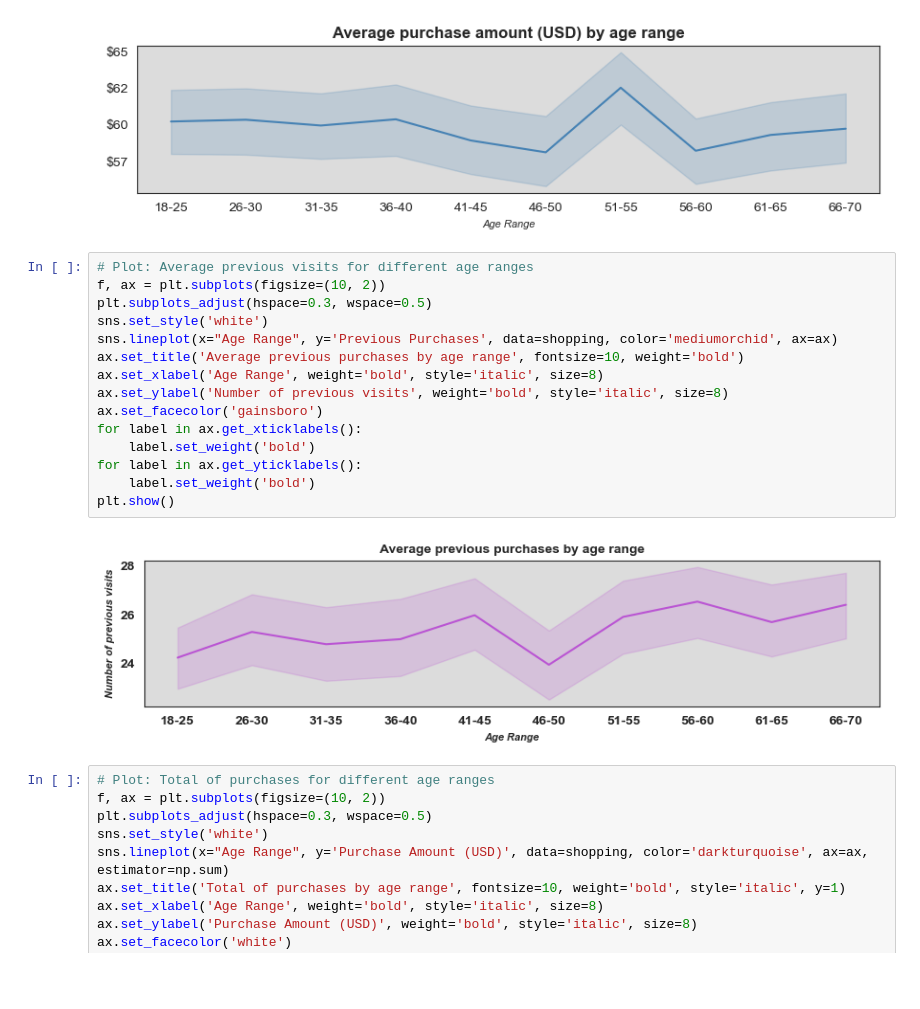
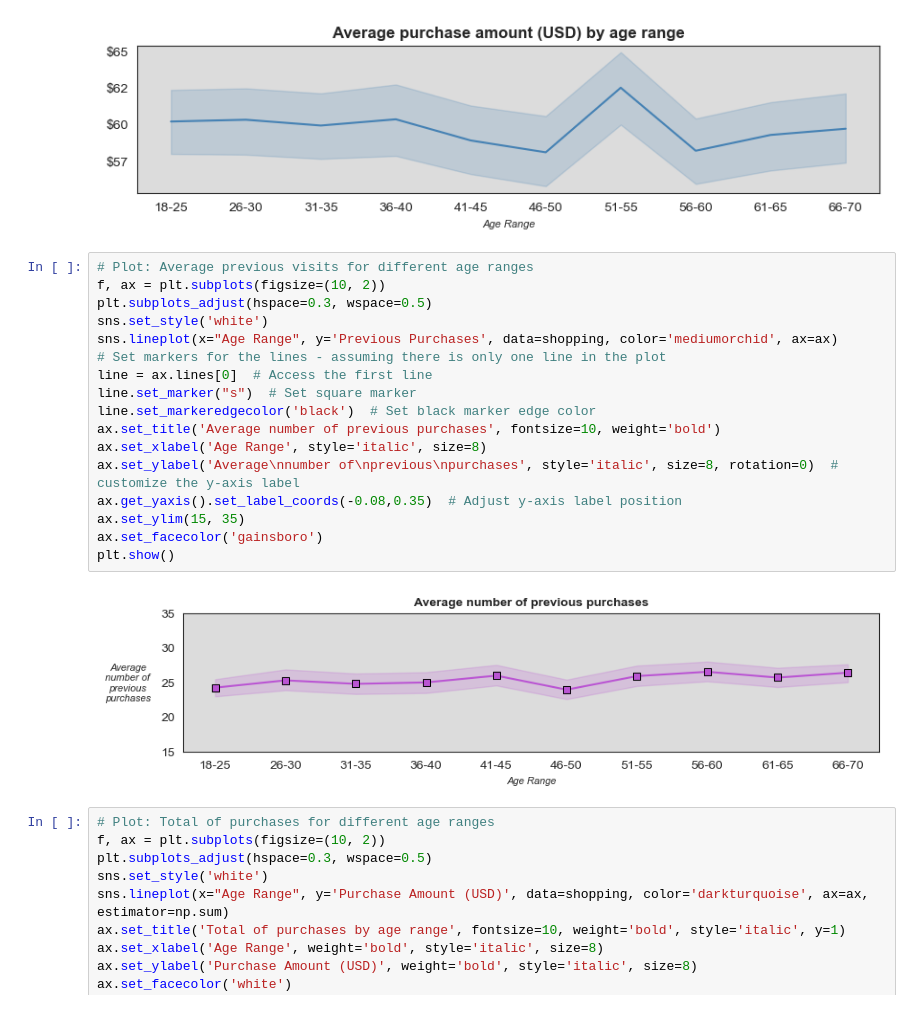
Before and after one commit to molly777yllom/DataDive3_DATA3500, a Jupyter notebook: shopping_trends.ipynb, the cells around one changed output. Saved outputs shown, nothing was run; the diff lists cells and outputs as text; blank space fills up the shorter version.

```diff
--- a/shopping_trends.ipynb
+++ b/shopping_trends.ipynb
@@ -441,20 +441,22 @@ ax.yaxis.set_major_formatter(formatter)  # apply the formatting function to add
 # %%
 # Plot: Average previous visits for different age ranges
 f, ax = plt.subplots(figsize=(10, 2))
 plt.subplots_adjust(hspace=0.3, wspace=0.5)
 sns.set_style('white')
 sns.lineplot(x="Age Range", y='Previous Purchases', data=shopping, color='mediumorchid', ax=ax)
-ax.set_title('Average previous purchases by age range', fontsize=10, weight='bold')
-ax.set_xlabel('Age Range', weight='bold', style='italic', size=8)
-ax.set_ylabel('Number of previous visits', weight='bold', style='italic', size=8)
+# Set markers for the lines - assuming there is only one line in the plot
+line = ax.lines[0]  # Access the first line
+line.set_marker("s")  # Set square marker
+line.set_markeredgecolor('black')  # Set black marker edge color
+ax.set_title('Average number of previous purchases', fontsize=10, weight='bold')
+ax.set_xlabel('Age Range', style='italic', size=8)
+ax.set_ylabel('Average\nnumber of\nprevious\npurchases', style='italic', size=8, rotation=0)  # customize the y-axis label
+ax.get_yaxis().set_label_coords(-0.08,0.35)  # Adjust y-axis label position
+ax.set_ylim(15, 35)
 ax.set_facecolor('gainsboro')
-for label in ax.get_xticklabels():
-    label.set_weight('bold')
-for label in ax.get_yticklabels():
-    label.set_weight('bold')
 plt.show()
 # %% [output]
-[figure, old version]
+[figure, new version]
 # %%
 # Plot: Total of purchases for different age ranges
 f, ax = plt.subplots(figsize=(10, 2))
```
Also changed, not shown: parts of 1 cell of this notebook.
